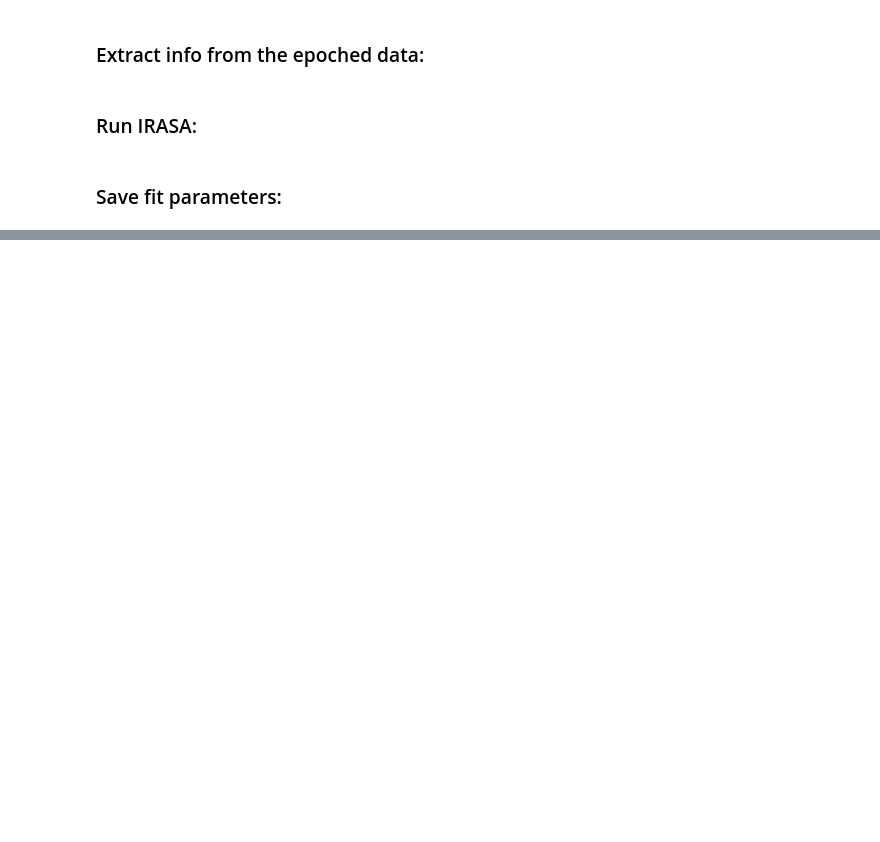
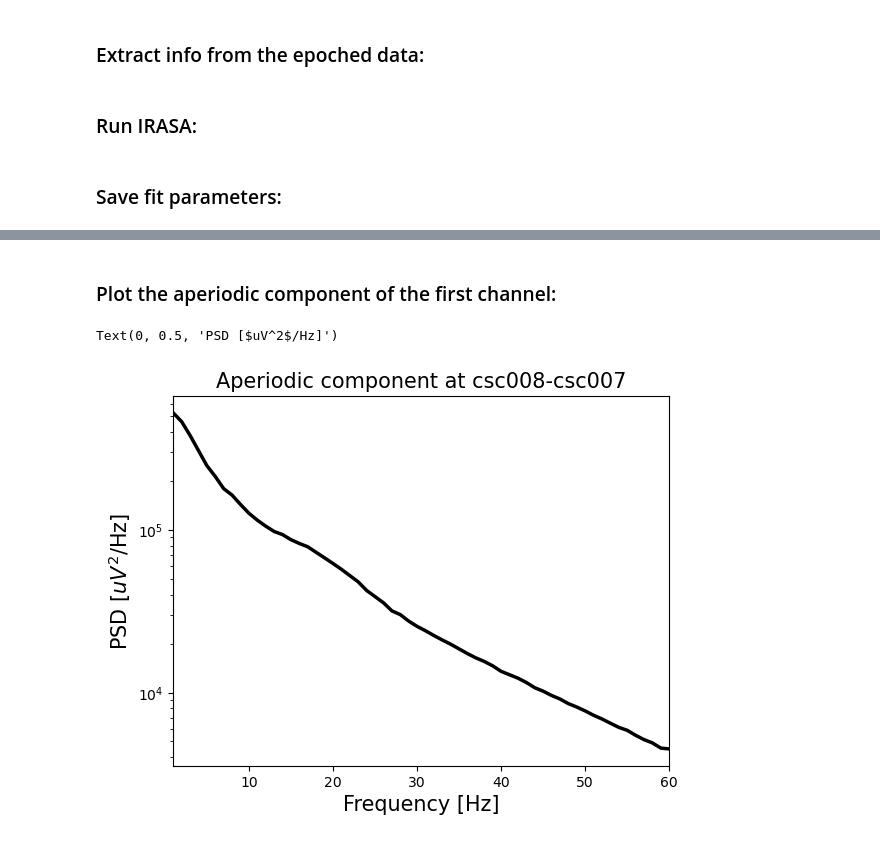
Before and after one commit to elizljohnson-projects/project-ieeg-aperiodic-development, a Jupyter notebook: aperiodic_irasa.ipynb, the cells around one changed output, grey strips where cells are left out. Cells and saved outputs as stored; diff of their text form; code cells hidden in the pictures; blank space fills up the shorter version.

```diff
--- a/aperiodic_irasa.ipynb
+++ b/aperiodic_irasa.ipynb
@@ -108,0 +157,7 @@ plt.ylabel('PSD log [$uV^2$/Hz]',fontsize = 15)
+# %%
+cols_to_average = df_aperiodic_df.columns[1:61]
+df_aperiodic_mean = df_aperiodic_df.groupby(df_aperiodic_df.index)[cols_to_average].mean()
+df_aperiodic_mean['subj'] = sid
+df_aperiodic_mean['task'] = task
+df_aperiodic_mean.to_csv(f'{savdir}aperiodic_psd_mean_{sid}_{task}.csv', sep = ',', mode = 'a', header = True)
+df_aperiodic_mean.head() # show top of the saved table
@@ -108,0 +172,13 @@ plt.ylabel('PSD log [$uV^2$/Hz]',fontsize = 15)
+# %% [markdown]
+### Plot the aperiodic component of the first channel:
+# %%
+dat = df_aperiodic_mean.iloc[0,:60].tolist()
+plt.plot(freqs, dat, 'k', lw = 2.5)
+plt.xlim(1, 60)
+plt.yscale('log') # log-log scale
+plt.title(f'Aperiodic component at {chan[0]}', fontsize = 15)
+plt.xlabel('Frequency [Hz]', fontsize = 15)
+plt.ylabel('PSD [$uV^2$/Hz]', fontsize = 15)
+# %% [output]
+Text(0, 0.5, 'PSD [$uV^2$/Hz]')
+[figure, added]
```
Also changed, not shown: parts of 19 cells of this notebook.
